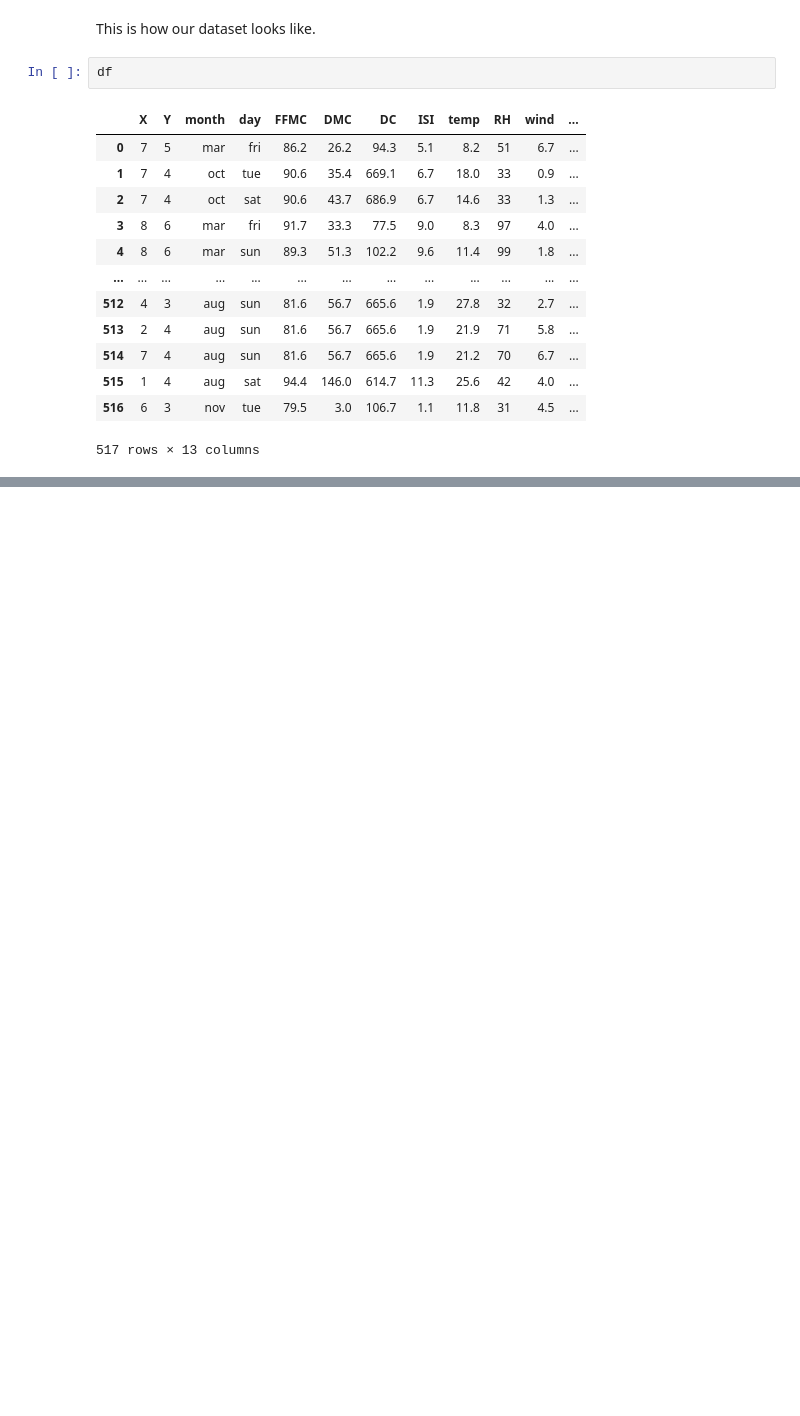
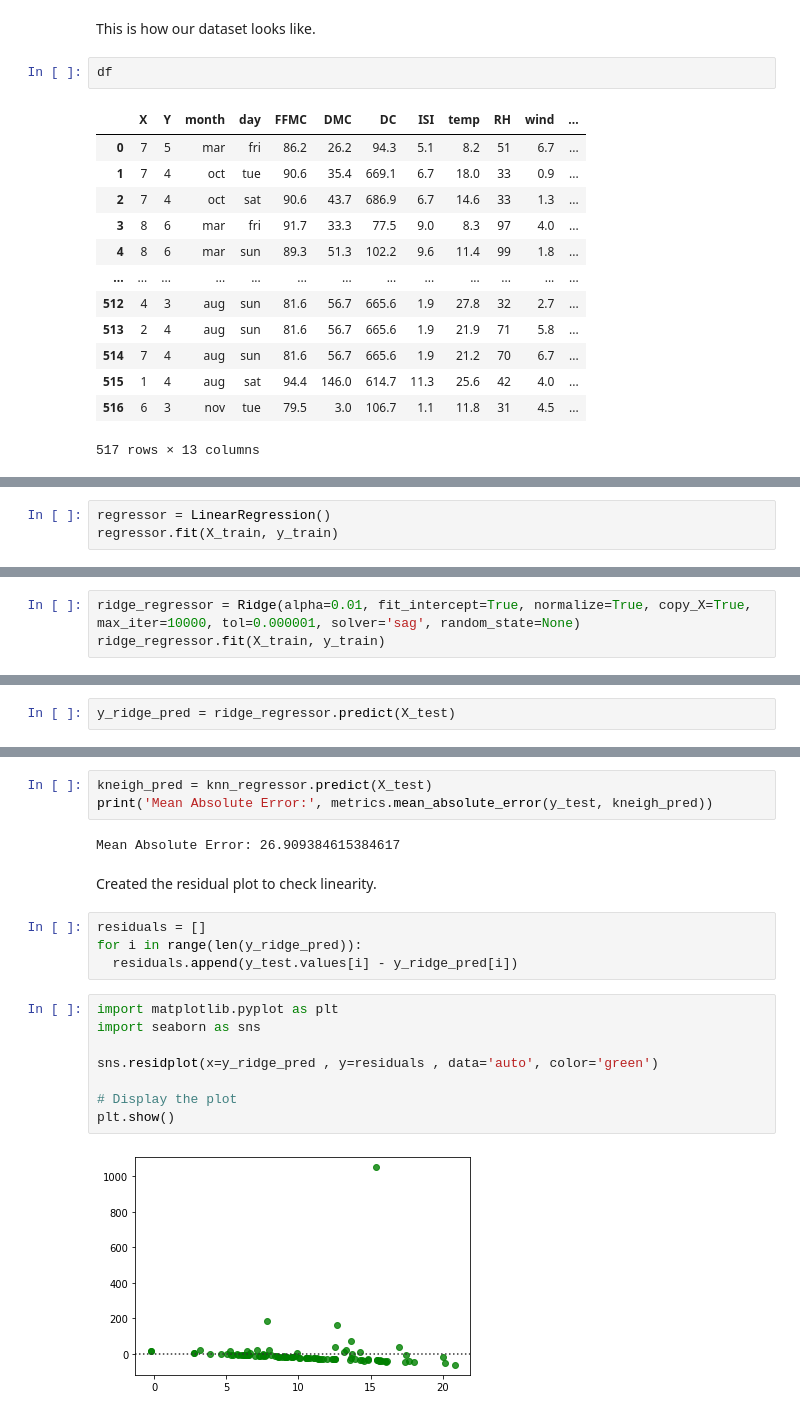
Before and after one commit to mertkayacs/Forestfires-Prediction-with-Machine-Learning, a Jupyter notebook: Forestfires_prediction_with_Machine_Learning.ipynb, the cells around one changed output, grey strips where cells are left out. Saved outputs shown, nothing was run; the diff lists cells and outputs as text; blank space fills up the shorter version.

```diff
--- a/Forestfires_prediction_with_Machine_Learning.ipynb
+++ b/Forestfires_prediction_with_Machine_Learning.ipynb
@@ -78,0 +114,3 @@ df.drop(['X', 'Y'], axis = 1)
+# %%
+regressor = LinearRegression()
+regressor.fit(X_train, y_train)
@@ -78,0 +129,3 @@ df.drop(['X', 'Y'], axis = 1)
+# %%
+ridge_regressor = Ridge(alpha=0.01, fit_intercept=True, normalize=True, copy_X=True, max_iter=10000, tol=0.000001, solver='sag', random_state=None)
+ridge_regressor.fit(X_train, y_train)
@@ -78,0 +135,2 @@ df.drop(['X', 'Y'], axis = 1)
+# %%
+y_ridge_pred = ridge_regressor.predict(X_test)
@@ -78,0 +166,21 @@ df.drop(['X', 'Y'], axis = 1)
+# %%
+kneigh_pred = knn_regressor.predict(X_test)
+print('Mean Absolute Error:', metrics.mean_absolute_error(y_test, kneigh_pred))
+# %% [output]
+Mean Absolute Error: 26.909384615384617
+# %% [markdown]
+Created the residual plot to check linearity.
+# %%
+residuals = []
+for i in range(len(y_ridge_pred)):
+  residuals.append(y_test.values[i] - y_ridge_pred[i])
+# %%
+import matplotlib.pyplot as plt
+import seaborn as sns
+
+sns.residplot(x=y_ridge_pred , y=residuals , data='auto', color='green')
+
+# Display the plot
+plt.show()
+# %% [output]
+[figure, added]
```
Also changed, not shown: parts of 28 cells of this notebook.
